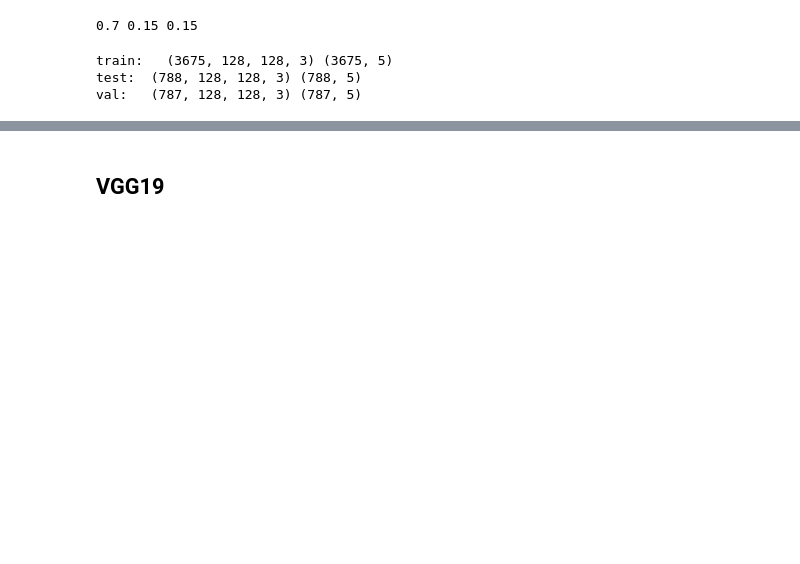
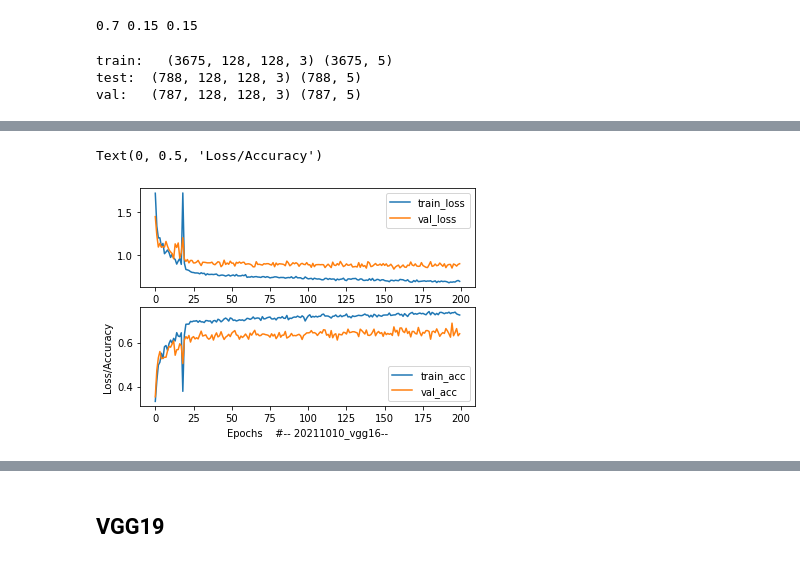
Before and after one commit to albertovpd/viu_tfm-deep_vision_classification, a Jupyter notebook: src/TFM_real_state_deep_vision.ipynb, the cells around one changed output, grey strips where cells are left out. Saved outputs shown, nothing was run; the diff lists cells and outputs as text; code cells hidden in the pictures; blank space fills up the shorter version.

Commit message:
vgg16 with real architecture and 200 epochs

```diff
--- a/src/TFM_real_state_deep_vision.ipynb
+++ b/src/TFM_real_state_deep_vision.ipynb
@@ -184,0 +229,20 @@ val:   (787, 128, 128, 3) (787, 5)
+# %%
+#Initializing the hyperparameters
+from tensorflow.keras.optimizers import SGD#, Adam
+batch_size= 128
+epochs=200
+learn_rate=.01
+sgd=SGD(learning_rate=learn_rate,momentum=.9,nesterov=False)
+#adam=Adam(learning_rate=learn_rate, beta_1=0.9, beta_2=0.999, epsilon=None, decay=0.0, amsgrad=False)
+pre_trained_vgg16.compile(optimizer=sgd,loss='categorical_crossentropy',metrics=['accuracy'] )
+# %%
+#Training the model - al usar esta config no tengo un array de val_accuracy, val_loss https://stackoverflow.com/questions/55746382/why-val-loss-and-val-acc-are-not-displaying
+model_vgg16= pre_trained_vgg16.fit_generator(
+    train_generator.flow(x_train, y_train, batch_size= batch_size),
+    epochs = epochs,
+    validation_data = val_generator.flow(x_val, y_val, batch_size = batch_size),
+    steps_per_epoch = len(x_train)//batch_size , # to avoid running out of data error
+    validation_steps  = len(x_test)//batch_size, # to avoid running out of data error
+    callbacks=[lrr],
+    verbose = 1
+    )
@@ -184,0 +267,23 @@ val:   (787, 128, 128, 3) (787, 5)
+# %%
+#save model (before fit_generator)
+name = "20211010_vgg16"
+pre_trained_vgg16.save(output_folder+name+".h5")
+# %%
+#Plotting the training and validation loss and accuracy
+f,ax=plt.subplots(2,1)
+
+#Loss
+ax[0].plot(np.arange(0, epochs), model_vgg16.history["loss"], label="train_loss")
+ax[0].plot(np.arange(0, epochs), model_vgg16.history["val_loss"], label="val_loss")
+ax[0].legend()
+plt.xlabel("Epoch #")
+plt.ylabel("Loss/Accuracy")
+#Accuracy
+ax[1].plot(np.arange(0, epochs), model_vgg16.history["accuracy"], label="train_acc")
+ax[1].plot(np.arange(0, epochs), model_vgg16.history["val_accuracy"], label="val_acc")
+ax[1].legend()
+plt.xlabel("Epochs    #"+"-- "+name+"--")
+plt.ylabel("Loss/Accuracy")
+# %% [output]
+Text(0, 0.5, 'Loss/Accuracy')
+[figure, added]
```
Also changed, not shown: parts of 35 cells of this notebook, 4 other files.
